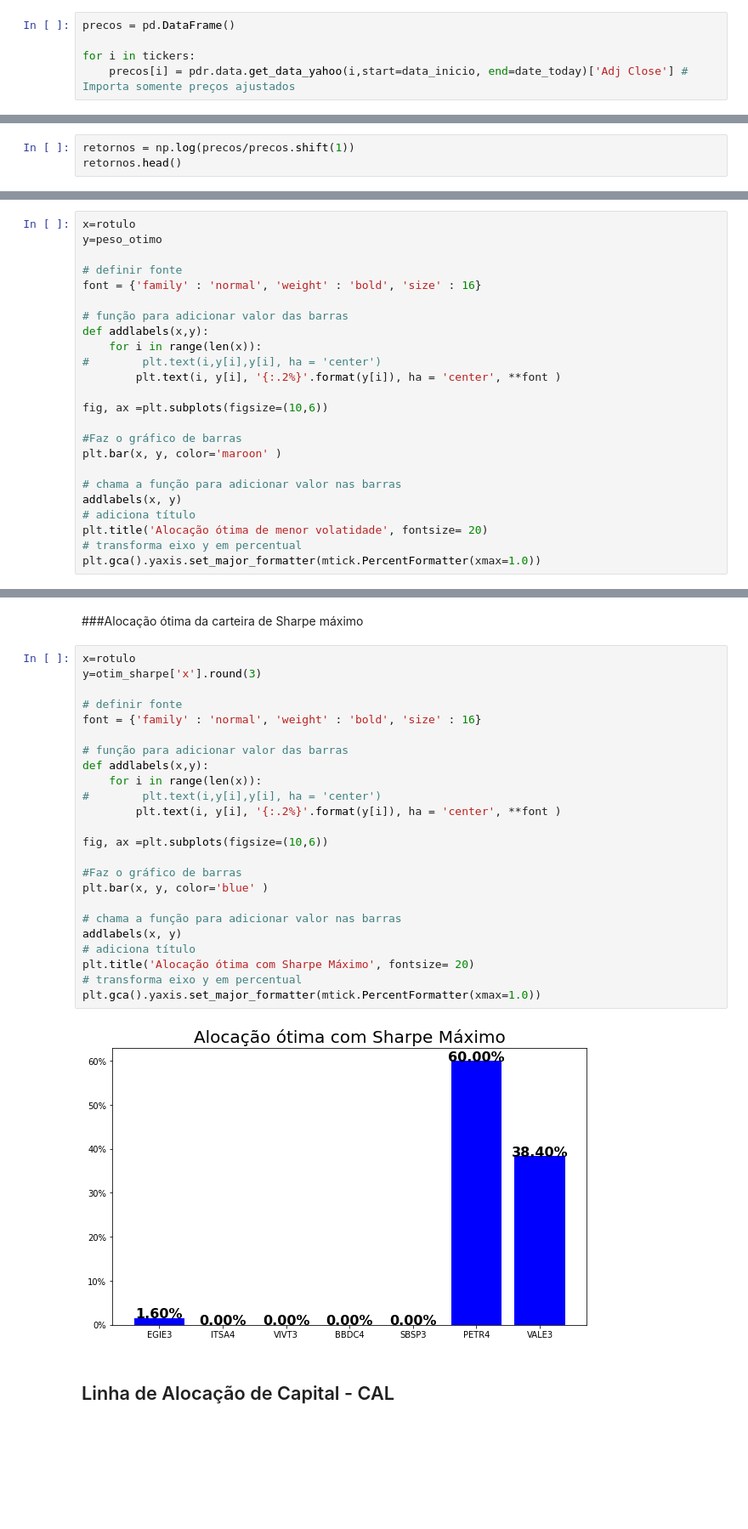
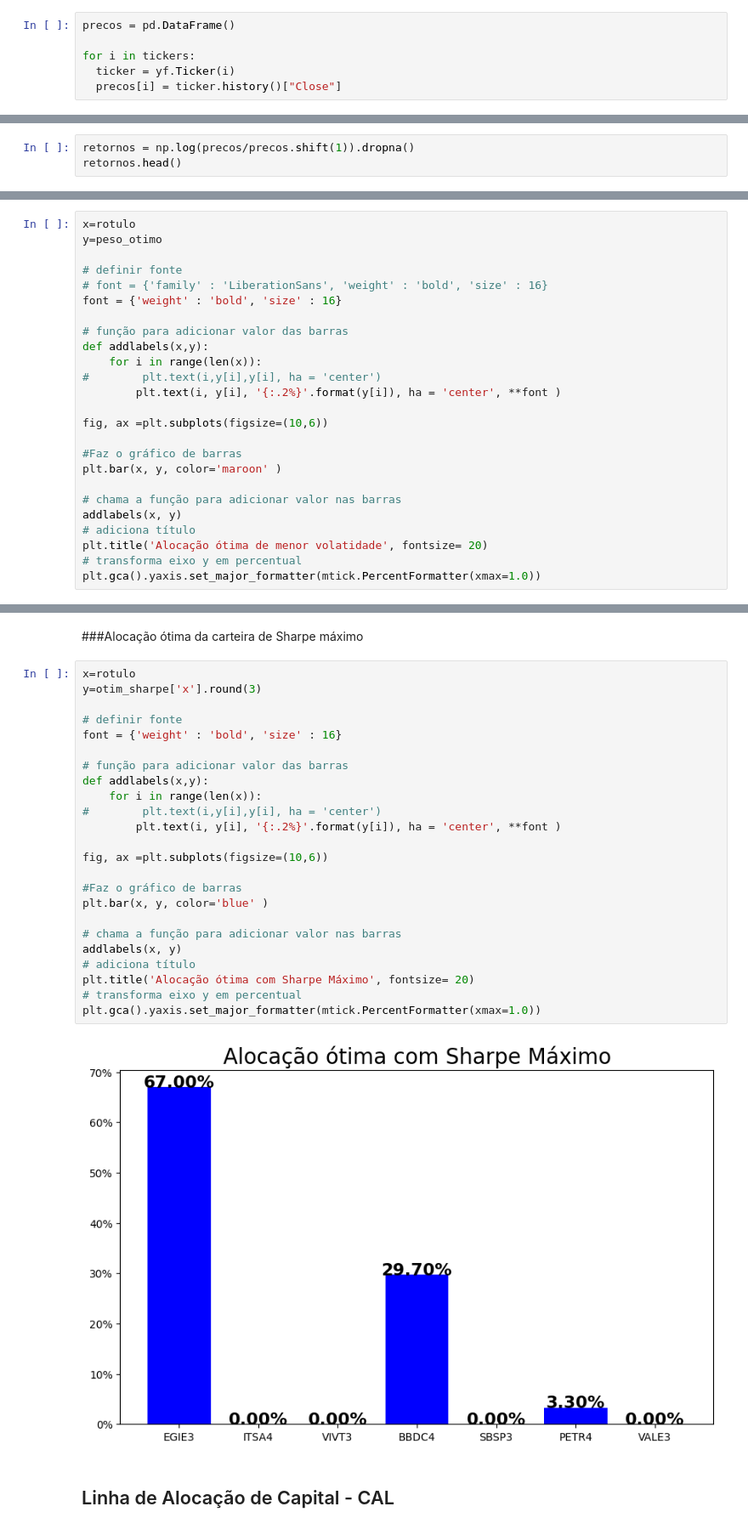
Before and after one commit to Schiessl/AgoraVAI, a Jupyter notebook: Markowitz_Teoria_Moderna_de_Portfolio.ipynb, the cells around one changed output, grey strips where cells are left out. Shown at 85% size. Saved outputs shown, nothing was run; the diff lists cells and outputs as text; blank space fills up the shorter version.

```diff
--- a/Markowitz_Teoria_Moderna_de_Portfolio.ipynb
+++ b/Markowitz_Teoria_Moderna_de_Portfolio.ipynb
@@ -76,7 +78,8 @@ tickers = ['EGIE3.SA', 'ITSA4.SA', 'VIVT3.SA', 'BBDC4.SA', 'SBSP3.SA','PETR4.SA'
 precos = pd.DataFrame()
 
 for i in tickers:
-    precos[i] = pdr.data.get_data_yahoo(i,start=data_inicio, end=date_today)['Adj Close'] # Importa somente preços ajustados
+  ticker = yf.Ticker(i)
+  precos[i] = ticker.history()["Close"]
 # %% [markdown]
 ###Renomeando colunas
 # %%
@@ -139,5 +143,5 @@ retornos.head()
 # %%
-retornos = np.log(precos/precos.shift(1))
+retornos = np.log(precos/precos.shift(1)).dropna()
 retornos.head()
 # %% [output]
 |  | EGIE3 | ITSA4 | VIVT3 | BBDC4 | SBSP3 | PETR4 | VALE3 |
@@ -304,7 +315,8 @@ x=rotulo
 y=peso_otimo
 
 # definir fonte
-font = {'family' : 'normal', 'weight' : 'bold', 'size' : 16}
+# font = {'family' : 'LiberationSans', 'weight' : 'bold', 'size' : 16}
+font = {'weight' : 'bold', 'size' : 16}
 
 # função para adicionar valor das barras
 def addlabels(x,y):
@@ -369,29 +381,29 @@ plt.gca().xaxis.set_major_formatter(mtick.PercentFormatter(xmax=1.0))
 # %%
 x=rotulo
 y=otim_sharpe['x'].round(3)
 
 # definir fonte
-font = {'family' : 'normal', 'weight' : 'bold', 'size' : 16}
+font = {'weight' : 'bold', 'size' : 16}
 
 # função para adicionar valor das barras
 def addlabels(x,y):
     for i in range(len(x)):
 #        plt.text(i,y[i],y[i], ha = 'center')
         plt.text(i, y[i], '{:.2%}'.format(y[i]), ha = 'center', **font )
 
 fig, ax =plt.subplots(figsize=(10,6))
 
 #Faz o gráfico de barras
 plt.bar(x, y, color='blue' )
 
 # chama a função para adicionar valor nas barras
 addlabels(x, y)
 # adiciona título
 plt.title('Alocação ótima com Sharpe Máximo', fontsize= 20)
 # transforma eixo y em percentual
 plt.gca().yaxis.set_major_formatter(mtick.PercentFormatter(xmax=1.0))
 # %% [output]
-[figure, old version]
+[figure, new version]
 # %% [markdown]
 ## Linha de Alocação de Capital - CAL
 # %% [markdown]
```
Also changed, not shown: parts of 17 cells of this notebook.
